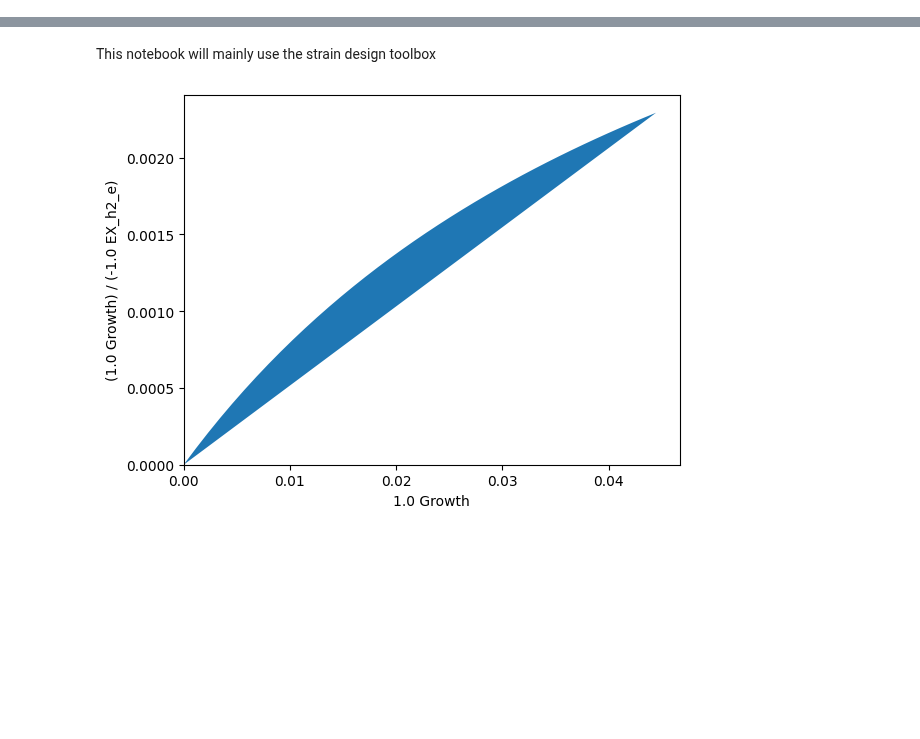
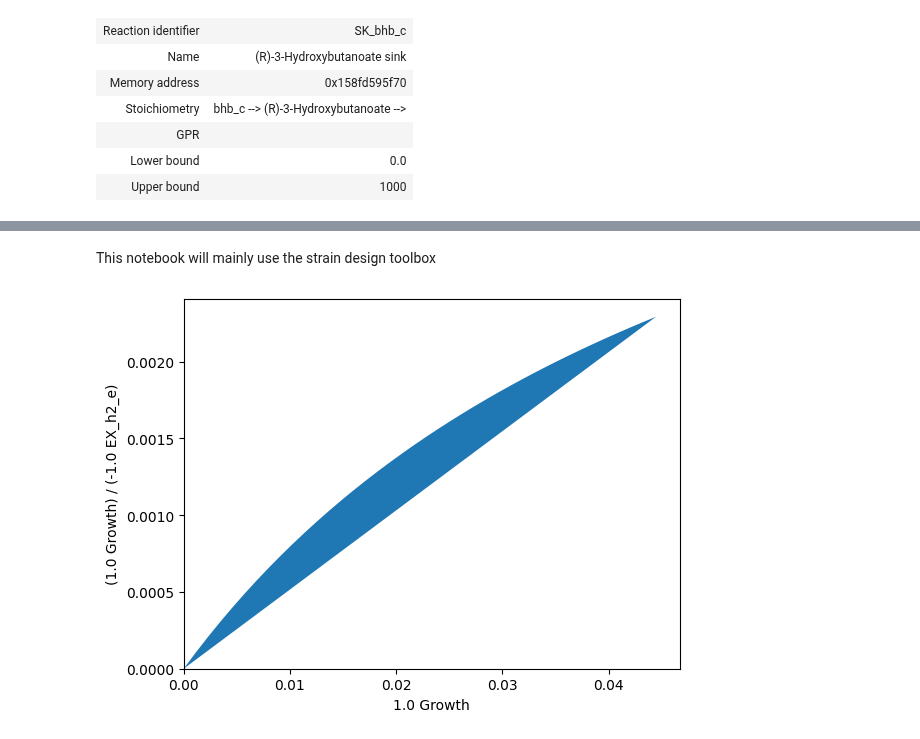
Before and after one commit to AzizBenA/iABA974_SoF1_GEM, a Jupyter notebook: Scripts/strain_design.ipynb, the cells around one changed output, grey strips where cells are left out. Saved outputs shown, nothing was run; the diff lists cells and outputs as text; code cells hidden in the pictures; blank space fills up the shorter version.

```diff
--- a/Scripts/strain_design.ipynb
+++ b/Scripts/strain_design.ipynb
@@ -5,0 +9,10 @@ model = ju.load_model(base_dir,"Experiment", "250620_iABA974.sbml")
+# %%
+model.add_boundary(model.metabolites.get_by_id('bhb_c'), type='sink',lb=0.0, ub=1000)
+# %% [output]
+| Reaction identifier | SK_bhb_c |
+| Name | (R)-3-Hydroxybutanoate sink |
+| Memory address | 0x158fd595f70 |
+| Stoichiometry | bhb_c --> (R)-3-Hydroxybutanoate --> |
+| GPR |  |
+| Lower bound | 0.0 |
+| Upper bound | 1000 |
```
Also changed, not shown: parts of 6 cells of this notebook.
